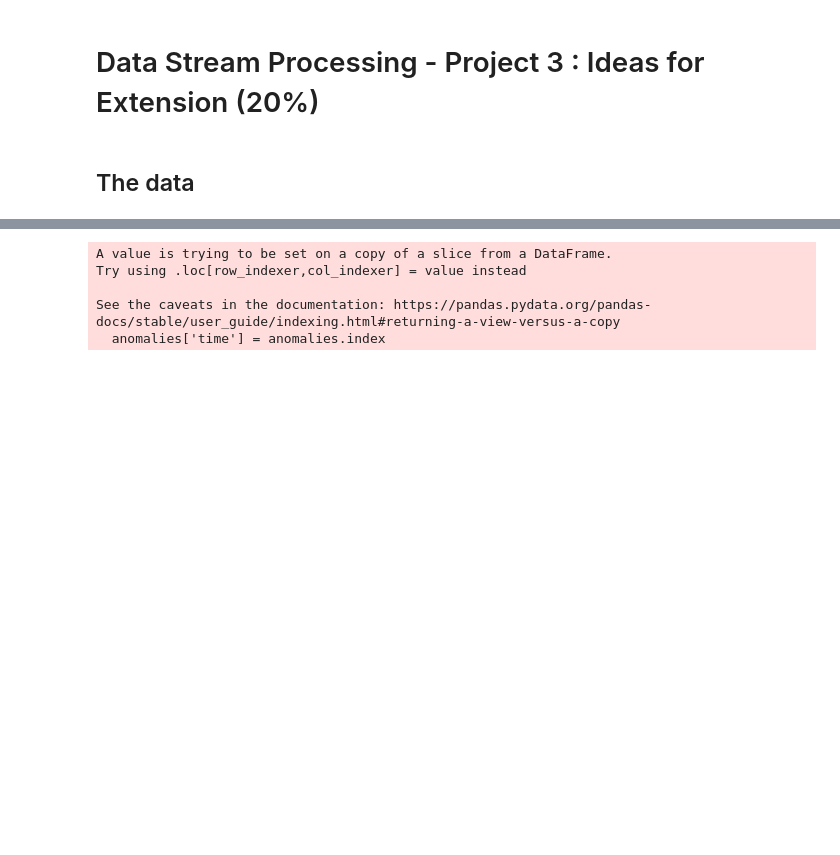
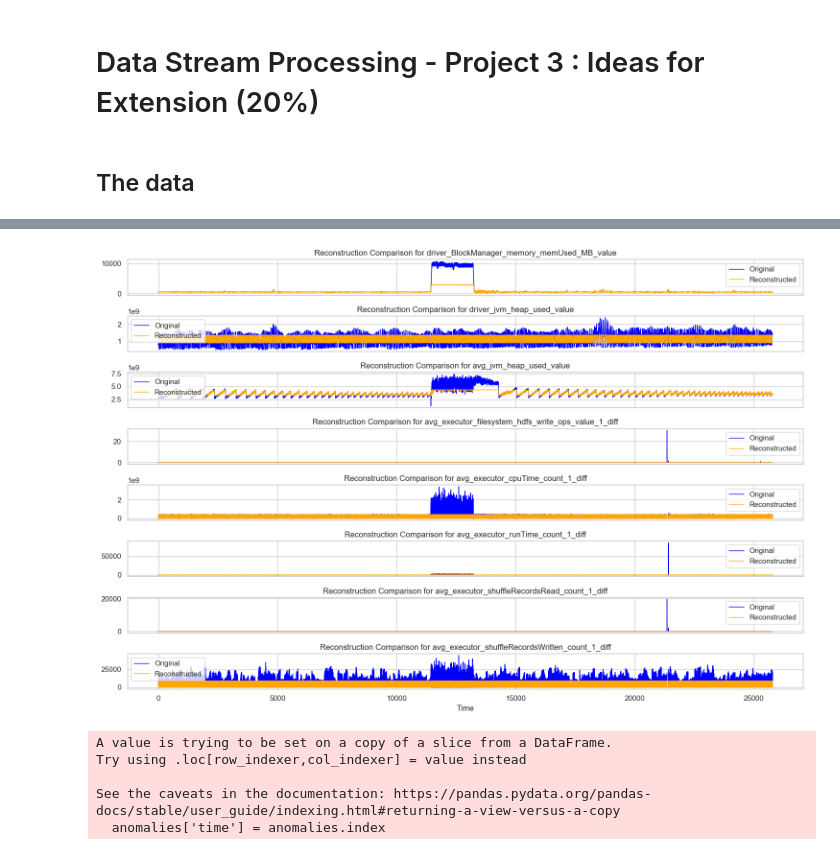
Before and after one commit to Yedson54/project-exstream, a Jupyter notebook: notebooks/extension.ipynb, the cells around one changed output, grey strips where cells are left out. Drawn from its saved outputs; the diff is of its cells as text; code cells hidden in the pictures; blank space fills up the shorter version.

```diff
--- a/notebooks/extension.ipynb
+++ b/notebooks/extension.ipynb
@@ -124,3 +92,42 @@ Epoch 20/20
+# %%
+import matplotlib.pyplot as plt
+import seaborn as sns
+
+# Rescale predictions back to original scale
+predictions_rescaled = scaler.inverse_transform(predictions.reshape(predictions.shape[0], features))
+
+# Set Seaborn style
+sns.set(style='whitegrid')
+
+# Number of variables (excluding 'time' and 'trace_id')
+num_vars = len(cols)
+
+# Create subplots
+# add 3 columns for the time, trace_id, and anomaly_type columns
+
+
+fig, axes = plt.subplots(num_vars, figsize=(15, 10), sharex=True)
+
+for i, col in enumerate(cols):
+    # Original Data
+    axes[i].plot(df['time'], df[col], label='Original', color='blue', linewidth=1)
+
+    # Reconstructed Data
+    axes[i].plot(df['time'], predictions_rescaled[:, i], label='Reconstructed', color='orange', linewidth=1)
+
+    # Titles and Labels
+    axes[i].set_title(f'Reconstruction Comparison for {col}')
+    #axes[i].set_ylabel(col)
+    axes[i].legend()
+
+# Set common X label
+axes[-1].set_xlabel('Time')
+
+# Adjust layout for better readability
+plt.tight_layout()
+plt.show()
+# %% [output]
+[figure, added]
 # %%
 import matplotlib.pyplot as plt
 import seaborn as sns
```
Also changed, not shown: parts of 3 cells of this notebook, 1 other file.
